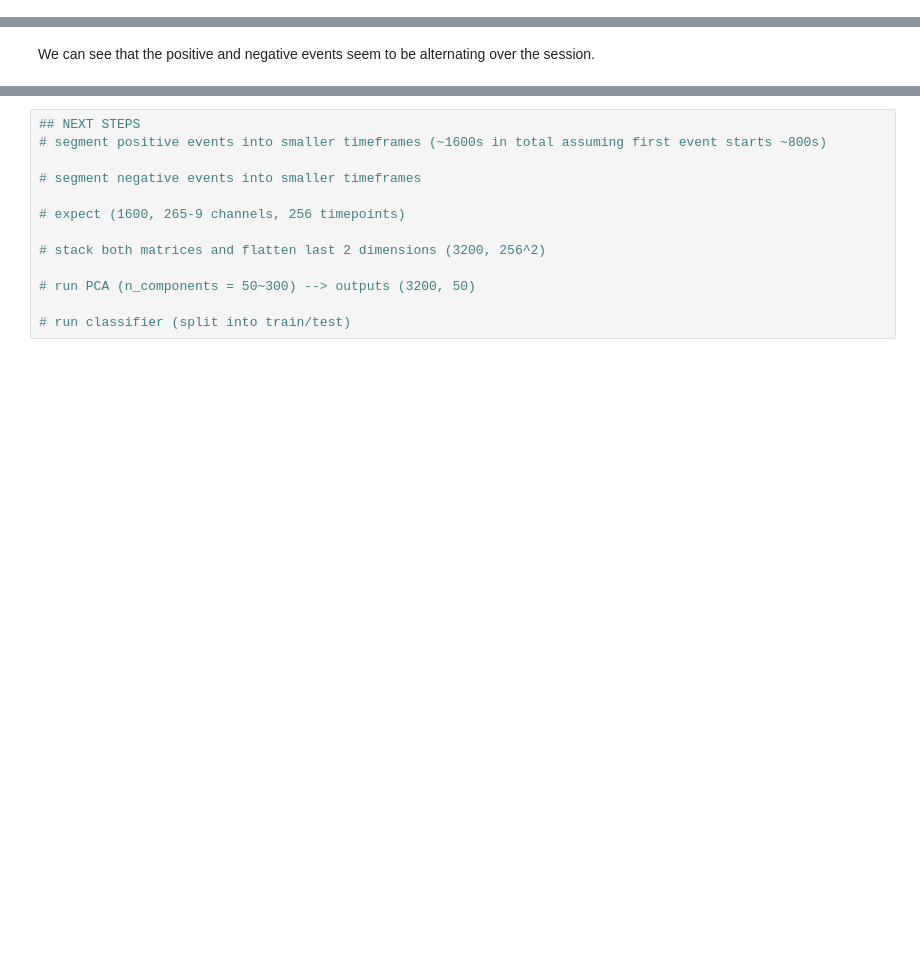
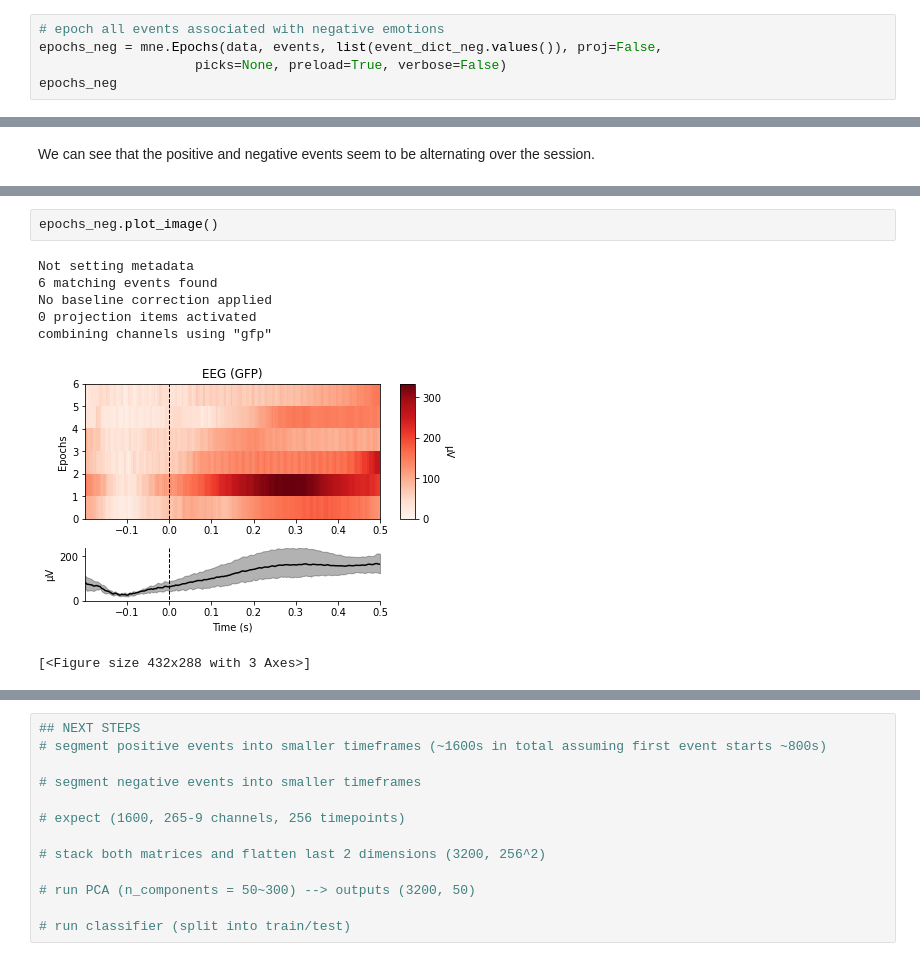
Before and after one commit to vchou105/COGS189, a Jupyter notebook: cogs189.ipynb, the cells around one changed output, grey strips where cells are left out. Cells and saved outputs as stored; diff of their text form; blank space fills up the shorter version.

```diff
--- a/cogs189.ipynb
+++ b/cogs189.ipynb
@@ -249,0 +279,5 @@ fig_events = mne.viz.plot_events(events, sfreq=data.info['sfreq'], event_id=even
+# %%
+# epoch all events associated with negative emotions
+epochs_neg = mne.Epochs(data, events, list(event_dict_neg.values()), proj=False,
+                    picks=None, preload=True, verbose=False)
+epochs_neg
@@ -251,0 +303,10 @@ We can see that the positive and negative events seem to be alternating over the
+# %%
+epochs_neg.plot_image()
+# %% [output]
+Not setting metadata
+6 matching events found
+No baseline correction applied
+0 projection items activated
+combining channels using "gfp"
+[figure, added]
+[<Figure size 432x288 with 3 Axes>]
```
Also changed, not shown: parts of 23 cells of this notebook.
